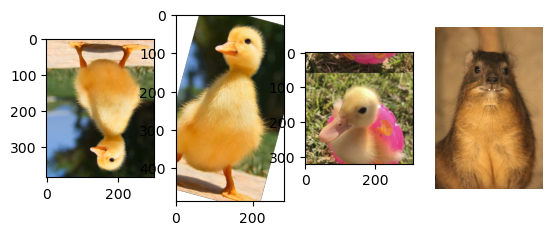
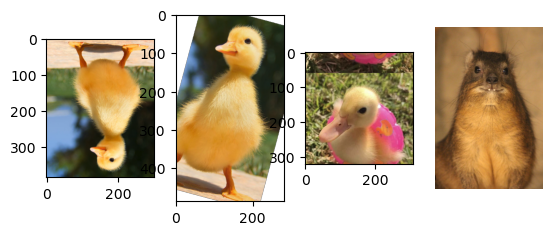
The change to this notebook cell's code, shown as a diff; its figure went from the first image to the second:
--- before
+++ after
@@ -16,5 +16,5 @@
 fig,ax= plt.subplots(1,4)
 ax[0].imshow(img1[::-1])
-ax[1].imshow(rotated2)
+ax[1].imshow(rotated2*np.cos(np.deg2rad(15))) # Rotates the duck back???
 ax[2].imshow(np.roll(im3, 60, axis=0)) # Shift the duck down by 60 pixels to center it better
 ax[3].imshow(img4)

Commit: Yes